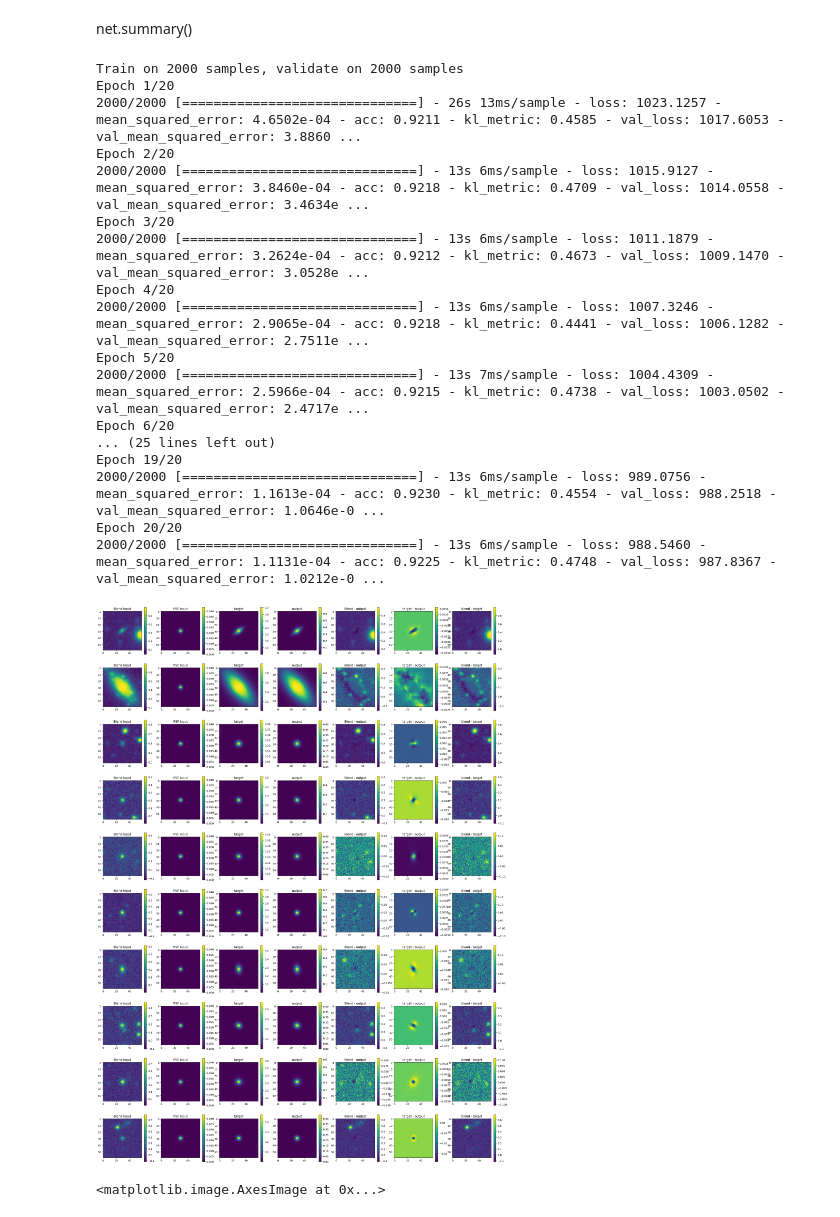
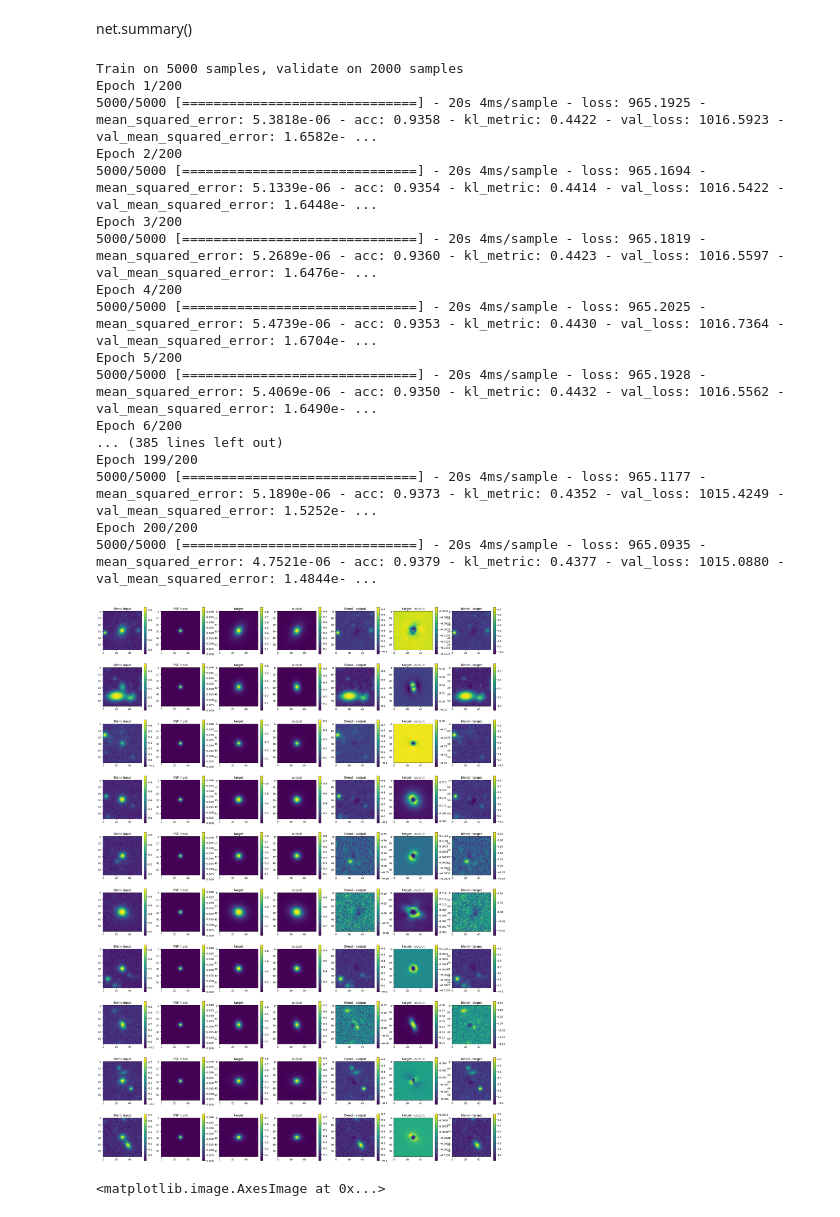
Before and after one commit to BastienArcelin/parameter_estimation, a Jupyter notebook: notebooks/parameter_estimation/VAE_dc2_training_test_CC.ipynb, the cells around one changed output. Saved outputs shown, nothing was run; the diff lists cells and outputs as text; code cells hidden in the pictures.

```diff
--- a/notebooks/parameter_estimation/VAE_dc2_training_test_CC.ipynb
+++ b/notebooks/parameter_estimation/VAE_dc2_training_test_CC.ipynb
@@ -167,6 +238,6 @@ def create_model_wo_ls_peak_pooling_vae(input_shape, latent_dim, hidden_dim, fil
 
     return model
 # %%
-path_output = '/pbs/home/b/barcelin/sps_link/TFP/weights/test_dc2/v19/mse/'
+path_output = '/pbs/home/b/barcelin/sps_link/TFP/weights/test_dc2/v19/bis/mse/'
 net = create_model_wo_ls_peak_pooling_vae(input_shape, latent_dim, hidden_dim, filters, kernels, final_dim, conv_activation=None, dense_activation=None)
 # %% [output]
@@ -225,3 +312,15 @@ psf = np.tanh(np.arcsinh(psf))
+# %%
+images_blend_train = np.tanh(np.arcsinh(images_blend_train))
+images_noiseless_train = np.tanh(np.arcsinh(images_noiseless_train))
+psf_train = np.tanh(np.arcsinh(psf_train))
+
+images_blend_val = np.tanh(np.arcsinh(images_blend_val))
+images_noiseless_val = np.tanh(np.arcsinh(images_noiseless_val))
+psf_val = np.tanh(np.arcsinh(psf_val))
+
+images_blend_test = np.tanh(np.arcsinh(images_blend_test))
+images_noiseless_test = np.tanh(np.arcsinh(images_noiseless_test))
+psf_test = np.tanh(np.arcsinh(psf_test))
 # %%
 for i in range (len(net.layers[44:])):
                 net.layers[44+i].trainable = False
@@ -247,28 +346,28 @@ net.summary()
 # %%
 ######## Train the network
 ## With dataset (faster than directly from generator)
-hist = net.fit((images_blend, psf), images_noiseless, epochs=20,#training_ds
+hist = net.fit((images_blend_train, psf_train), images_noiseless_train, epochs=200,#training_ds
                     batch_size=batch_size,
                     verbose=1,
                     shuffle=True,
-                    validation_data=((images_blend, psf), images_noiseless),#validation_ds
+                    validation_data=((images_blend_val, psf_val), images_noiseless_val),#validation_ds
                     validation_steps=3,)
                     #callbacks=[tb_callback])
 # %% [output]
-Train on 2000 samples, validate on 2000 samples
-Epoch 1/20
-2000/2000 [==============================] - 26s 13ms/sample - loss: 1023.1257 - mean_squared_error: 4.6502e-04 - acc: 0.9211 - kl_metric: 0.4585 - val_loss: 1017.6053 - val_mean_squared_error: 3.8860 ...
-Epoch 2/20
-2000/2000 [==============================] - 13s 6ms/sample - loss: 1015.9127 - mean_squared_error: 3.8460e-04 - acc: 0.9218 - kl_metric: 0.4709 - val_loss: 1014.0558 - val_mean_squared_error: 3.4634e ...
-Epoch 3/20
-2000/2000 [==============================] - 13s 6ms/sample - loss: 1011.1879 - mean_squared_error: 3.2624e-04 - acc: 0.9212 - kl_metric: 0.4673 - val_loss: 1009.1470 - val_mean_squared_error: 3.0528e ...
-Epoch 4/20
-2000/2000 [==============================] - 13s 6ms/sample - loss: 1007.3246 - mean_squared_error: 2.9065e-04 - acc: 0.9218 - kl_metric: 0.4441 - val_loss: 1006.1282 - val_mean_squared_error: 2.7511e ...
-Epoch 5/20
-2000/2000 [==============================] - 13s 7ms/sample - loss: 1004.4309 - mean_squared_error: 2.5966e-04 - acc: 0.9215 - kl_metric: 0.4738 - val_loss: 1003.0502 - val_mean_squared_error: 2.4717e ...
-Epoch 6/20
-... (25 lines left out)
-Epoch 19/20
-2000/2000 [==============================] - 13s 6ms/sample - loss: 989.0756 - mean_squared_error: 1.1613e-04 - acc: 0.9230 - kl_metric: 0.4554 - val_loss: 988.2518 - val_mean_squared_error: 1.0646e-0 ...
-Epoch 20/20
-2000/2000 [==============================] - 13s 6ms/sample - loss: 988.5460 - mean_squared_error: 1.1131e-04 - acc: 0.9225 - kl_metric: 0.4748 - val_loss: 987.8367 - val_mean_squared_error: 1.0212e-0 ...
+Train on 5000 samples, validate on 2000 samples
+Epoch 1/200
+5000/5000 [==============================] - 20s 4ms/sample - loss: 965.1925 - mean_squared_error: 5.3818e-06 - acc: 0.9358 - kl_metric: 0.4422 - val_loss: 1016.5923 - val_mean_squared_error: 1.6582e- ...
+Epoch 2/200
+5000/5000 [==============================] - 20s 4ms/sample - loss: 965.1694 - mean_squared_error: 5.1339e-06 - acc: 0.9354 - kl_metric: 0.4414 - val_loss: 1016.5422 - val_mean_squared_error: 1.6448e- ...
+Epoch 3/200
+5000/5000 [==============================] - 20s 4ms/sample - loss: 965.1819 - mean_squared_error: 5.2689e-06 - acc: 0.9360 - kl_metric: 0.4423 - val_loss: 1016.5597 - val_mean_squared_error: 1.6476e- ...
+Epoch 4/200
+5000/5000 [==============================] - 20s 4ms/sample - loss: 965.2025 - mean_squared_error: 5.4739e-06 - acc: 0.9353 - kl_metric: 0.4430 - val_loss: 1016.7364 - val_mean_squared_error: 1.6704e- ...
+Epoch 5/200
+5000/5000 [==============================] - 20s 4ms/sample - loss: 965.1928 - mean_squared_error: 5.4069e-06 - acc: 0.9350 - kl_metric: 0.4432 - val_loss: 1016.5562 - val_mean_squared_error: 1.6490e- ...
+Epoch 6/200
+... (385 lines left out)
+Epoch 199/200
+5000/5000 [==============================] - 20s 4ms/sample - loss: 965.1177 - mean_squared_error: 5.1890e-06 - acc: 0.9373 - kl_metric: 0.4352 - val_loss: 1015.4249 - val_mean_squared_error: 1.5252e- ...
+Epoch 200/200
+5000/5000 [==============================] - 20s 4ms/sample - loss: 965.0935 - mean_squared_error: 4.7521e-06 - acc: 0.9379 - kl_metric: 0.4377 - val_loss: 1015.0880 - val_mean_squared_error: 1.4844e- ...
@@ -275,36 +377,36 @@ Epoch 20/20
 # %%
-output = net([tf.cast(images_blend, tf.float32), tf.cast(psf, tf.float32)])
+output = net([tf.cast(images_blend_test, tf.float32), tf.cast(psf_test, tf.float32)])
 # %%
 output = K.get_value(output)
 # %%
 fig, axes = plt.subplots(10,7, figsize = (28, 40))
 
 for i in range (10):
-    f1 = axes[i,0].imshow(images_blend[i,:,:,2])
-    f2 = axes[i,1].imshow(psf[i,:,:,2])
+    f1 = axes[i,0].imshow(images_blend_test[i,:,:,2])
+    f2 = axes[i,1].imshow(psf_test[i,:,:,2])
     f3 = axes[i,2].imshow(output[i,:,:,2])
-    f4 = axes[i,3].imshow(images_noiseless[i,:,:,2])
-    f5 = axes[i,4].imshow(images_blend[i,:,:,2] - output[i,:,:,2])
-    f6 = axes[i,5].imshow(images_noiseless[i,:,:,2] - output[i,:,:,2])
-    f7 = axes[i,6].imshow(images_blend[i,:,:,2] - images_noiseless[i,:,:,2])
+    f4 = axes[i,3].imshow(images_noiseless_test[i,:,:,2])
+    f5 = axes[i,4].imshow(images_blend_test[i,:,:,2] - output[i,:,:,2])
+    f6 = axes[i,5].imshow(images_noiseless_test[i,:,:,2] - output[i,:,:,2])
+    f7 = axes[i,6].imshow(images_blend_test[i,:,:,2] - images_noiseless_test[i,:,:,2])
 
     fig.colorbar(f1, ax = axes[i,0])
     fig.colorbar(f2, ax = axes[i,1])
     fig.colorbar(f3, ax = axes[i,2])
     fig.colorbar(f4, ax = axes[i,3])
     fig.colorbar(f5, ax = axes[i,4])
     fig.colorbar(f6, ax = axes[i,5])
     fig.colorbar(f7, ax = axes[i,6])
 
     axes[i,0].set_title('Blend input')
     axes[i,1].set_title('PSF input')
-    axes[i,2].set_title('target')
-    axes[i,3].set_title('output')
+    axes[i,2].set_title('output')
+    axes[i,3].set_title('target')
     axes[i,4].set_title('Blend - output')
     axes[i,5].set_title('target - output')
     axes[i,6].set_title('blend - target')
 # %% [output]
-[figure, old version]
+[figure, new version]
 # %%
 fig, axes = plt.subplots(1,4, figsize = (16,4))
 
```
Also changed, not shown: parts of 37 cells of this notebook, 18 other files.
